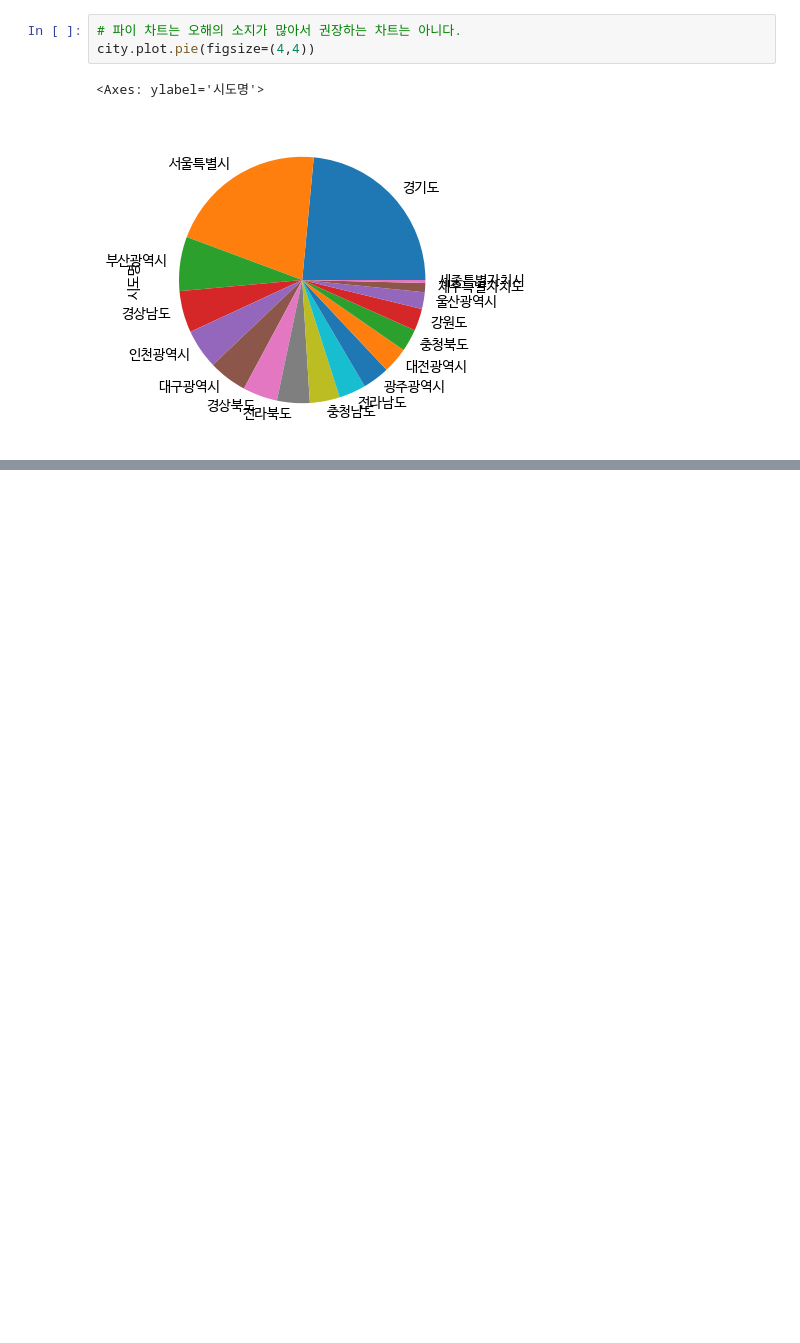
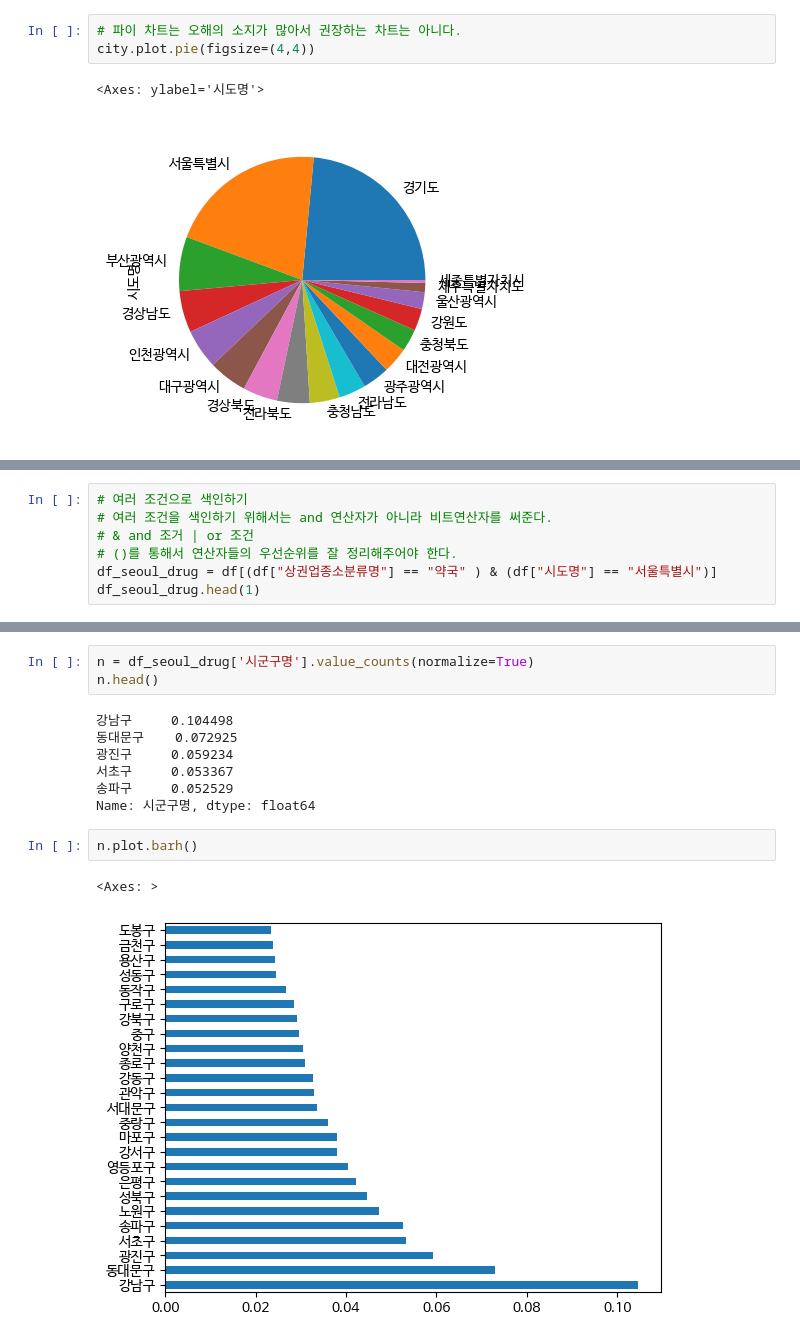
Before and after one commit to wldud01/BoostCourse-DataScience, a Jupyter notebook: Course2_Analysis_Seoul_hospital.ipynb, the cells around one changed output, grey strips where cells are left out. Drawn from its saved outputs; the diff is of its cells as text; blank space fills up the shorter version.

```diff
--- a/Course2_Analysis_Seoul_hospital.ipynb
+++ b/Course2_Analysis_Seoul_hospital.ipynb
@@ -389,0 +529,7 @@ sns.countplot(data=df_hos_drop, y= "시도명")
+# %%
+# 여러 조건으로 색인하기
+# 여러 조건을 색인하기 위해서는 and 연산자가 아니라 비트연산자를 써준다.
+# & and 조거 | or 조건
+# ()를 통해서 연산자들의 우선순위를 잘 정리해주어야 한다.
+df_seoul_drug = df[(df["상권업종소분류명"] == "약국" ) & (df["시도명"] == "서울특별시")]
+df_seoul_drug.head(1)
@@ -389,0 +563,15 @@ sns.countplot(data=df_hos_drop, y= "시도명")
+# %%
+n = df_seoul_drug['시군구명'].value_counts(normalize=True)
+n.head()
+# %% [output]
+강남구     0.104498
+동대문구    0.072925
+광진구     0.059234
+서초구     0.053367
+송파구     0.052529
+Name: 시군구명, dtype: float64
+# %%
+n.plot.barh()
+# %% [output]
+<Axes: >
+[figure, added]
```
Also changed, not shown: parts of 36 cells of this notebook.
